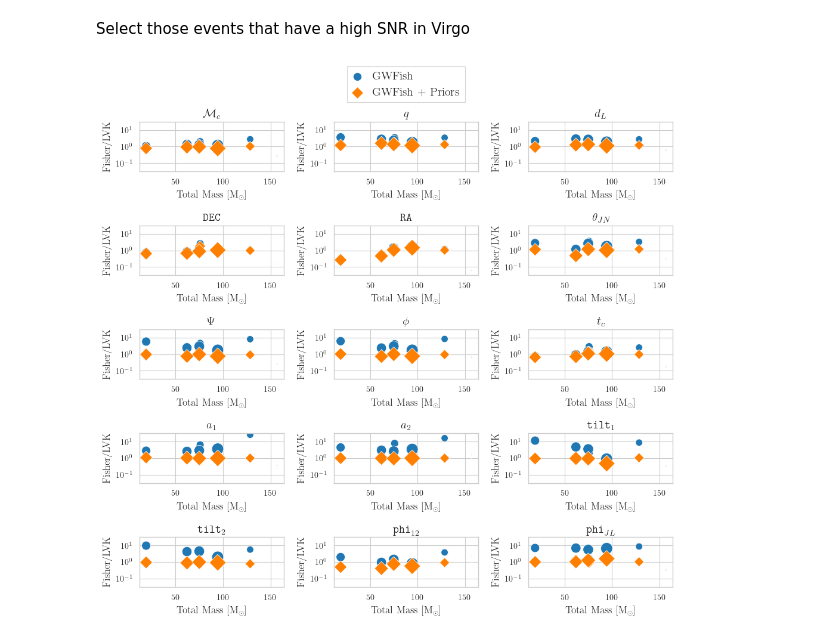
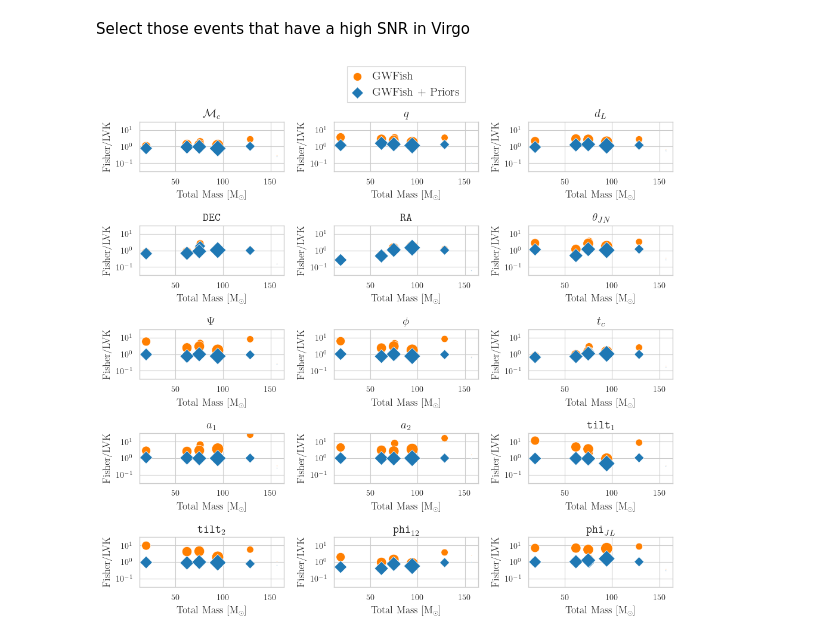
Before and after one commit to u-dupletsa/GWFish-meets-Priors, a Jupyter notebook: confidence_levels_ratio_plots_all_ev.ipynb, the cells around one changed output. Cells and saved outputs as stored; diff of their text form; code cells hidden in the pictures.

```diff
--- a/confidence_levels_ratio_plots_all_ev.ipynb
+++ b/confidence_levels_ratio_plots_all_ev.ipynb
@@ -103,10 +120,10 @@ fig, axs = plt.subplots(5, 3, figsize=(10, 10))
 for i, param in enumerate(params):
     ax = axs[i//3, i%3]
     ax = sns.scatterplot(x = total_mass_median, y = fisher_ratio[param], hue = active_detectors,
-                    sizes=(1, 200), palette=sns.color_palette(my_palette1), size=snr_medians,
+                    sizes=(1, 200), palette=sns.color_palette(my_palette2), size=snr_medians,
                     label = 'GWFish', legend = False, ax = ax)
     ax = sns.scatterplot(x = total_mass_median, y = fisher_plus_priors_ratio[param],
-                         hue = active_detectors, sizes=(1, 200), palette=sns.color_palette(my_palette2),
+                         hue = active_detectors, sizes=(1, 200), palette=sns.color_palette(my_palette1),
                          size=snr_medians, marker='D', label = 'GWFish + Priors', legend = False, ax = ax)
     ax.set_xlabel('Total Mass [M$_{\odot}$]', fontsize=12)
     ax.set_ylabel('Fisher/LVK', fontsize=12)
@@ -128,7 +145,7 @@ fig, axs = plt.subplots(5, 3, figsize=(10, 10))
 for i, param in enumerate(params):
     ax = axs[i//3, i%3]
     ax = sns.scatterplot(x = total_mass_median, y = fisher_ratio[param], hue = active_detectors,
-                    sizes=(1, 200), palette=sns.color_palette(my_palette1), size=snr_medians,
+                    sizes=(1, 200), palette=sns.color_palette(my_palette2), size=snr_medians,
                     label = 'GWFish', legend = False, ax = ax)
     ax.set_xlabel('Total Mass [M$_{\odot}$]', fontsize=12)
     ax.set_ylabel('Fisher/LVK', fontsize=12)
@@ -177,28 +194,28 @@ for param in params:
 # %%
 fig, axs = plt.subplots(5, 3, figsize=(10, 10))
 
 for i, param in enumerate(params):
     ax = axs[i//3, i%3]
     ax = sns.scatterplot(x = virgo_total_mass_median, y = virgo_fisher_ratio[param],
-                    sizes=(1, 200), color = my_palette1[1], size=virgo_snr_medians,
+                    sizes=(1, 200), color = my_palette2[1], size=virgo_snr_medians,
                     label = 'GWFish', legend = False, ax = ax)
     ax = sns.scatterplot(x = virgo_total_mass_median, y = virgo_fisher_plus_priors_ratio[param],
-                         sizes=(1, 200), color = my_palette2[1],
+                         sizes=(1, 200), color = my_palette1[1],
                          size=virgo_snr_medians, marker='D', label = 'GWFish + Priors', legend = False, ax = ax)
     ax.set_xlabel('Total Mass [M$_{\odot}$]', fontsize=12)
     ax.set_ylabel('Fisher/LVK', fontsize=12)
     ax.set_ylim(10**(-1.5), 10**(1.5))
     ax.set_yscale('log')
     ax.tick_params(axis='both', which='major', labelsize=10)
     ax.tick_params(axis='both', which='minor', labelsize=10)
     ax.set_title('%s' %param_label[param], fontsize=14, weight='bold')
 axs[0, 1].legend(fontsize=14, bbox_to_anchor=(0.5, 1.75), loc='center', ncol = 1)
 
 
 plt.tight_layout()
 plt.savefig(PATH_TO_PLOTS + 'virgo_subsummary_plot_%s.png' %estimator, dpi=300)
 # %% [output]
-[figure, old version]
+[figure, new version]
 # %%
 # Plot histograms of ratios
 fig, axs = plt.subplots(5, 3, figsize=(10, 10))
```
Also changed, not shown: parts of 5 cells of this notebook.
